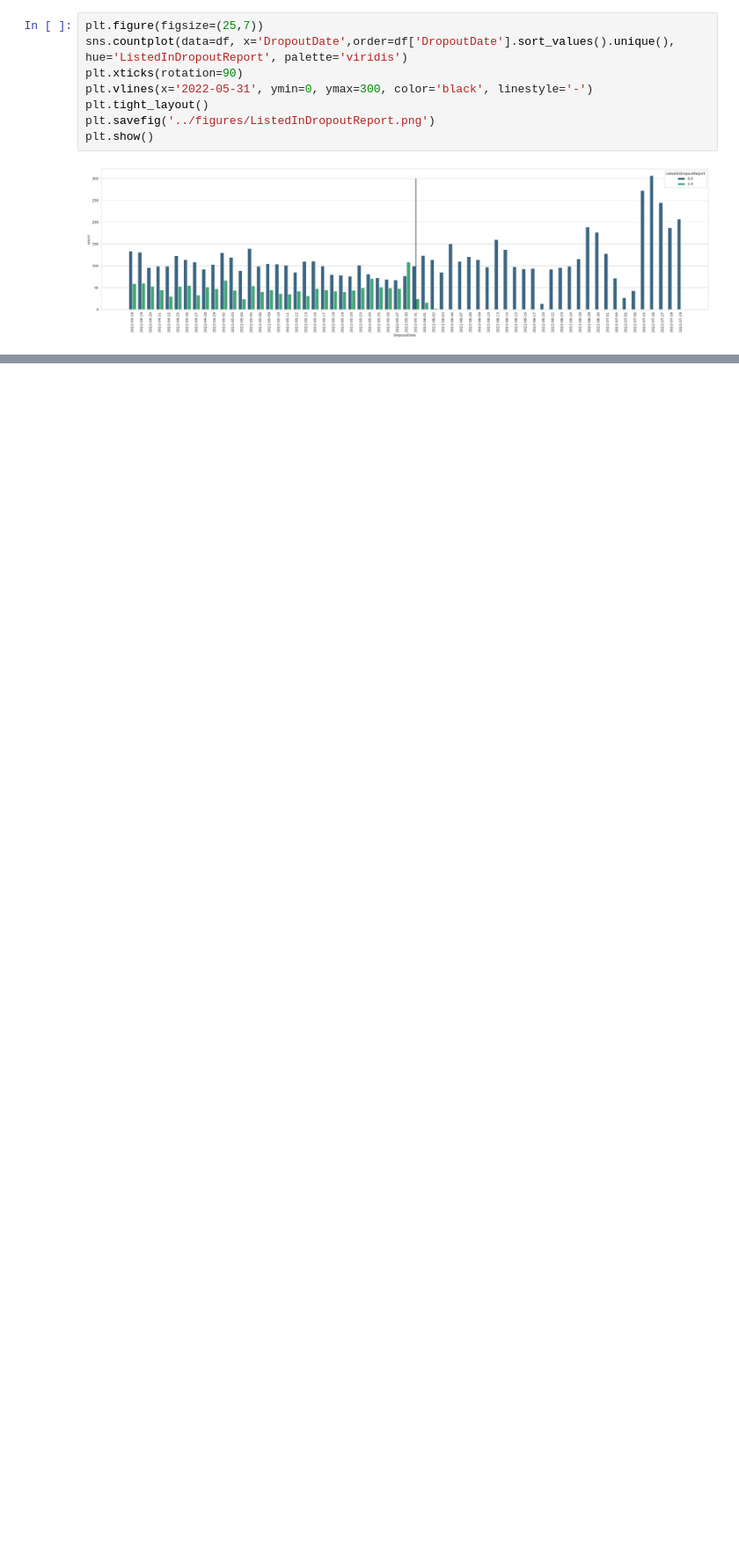
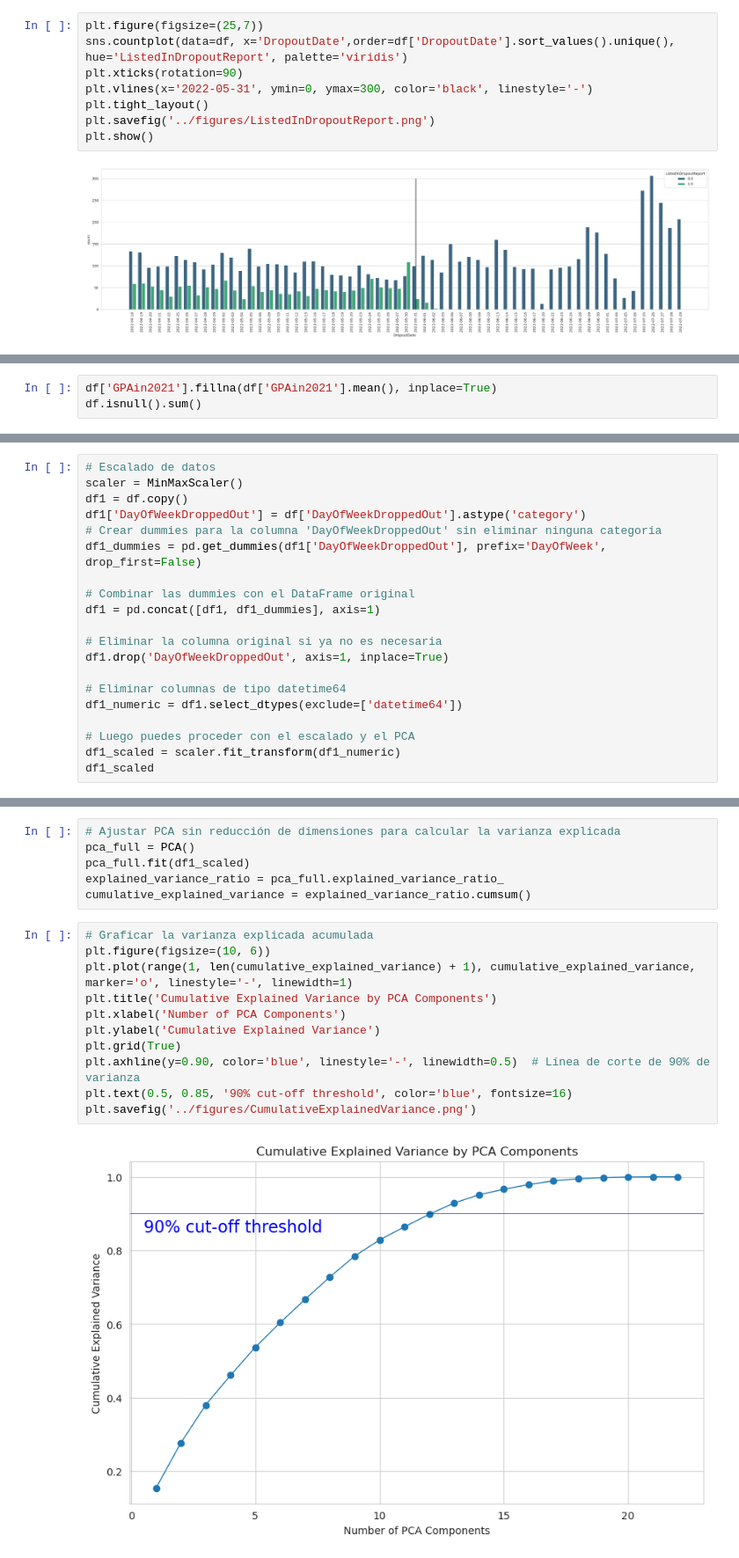
Before and after one commit to Luiandmont/IN5244-1_ciencia-de-datos, a Jupyter notebook: Research/SET3.ipynb, the cells around one changed output, grey strips where cells are left out. Shown at 88% size. Drawn from its saved outputs; the diff is of its cells as text; blank space fills up the shorter version.

```diff
--- a/Research/EDA_actualizado.ipynb
+++ b/Research/SET3.ipynb
@@ -367,0 +366,3 @@ plt.show()
+# %%
+df['GPAin2021'].fillna(df['GPAin2021'].mean(), inplace=True)
+df.isnull().sum()
@@ -367,0 +390,20 @@ plt.show()
+# %%
+# Escalado de datos
+scaler = MinMaxScaler()
+df1 = df.copy()
+df1['DayOfWeekDroppedOut'] = df['DayOfWeekDroppedOut'].astype('category')
+# Crear dummies para la columna 'DayOfWeekDroppedOut' sin eliminar ninguna categoría
+df1_dummies = pd.get_dummies(df1['DayOfWeekDroppedOut'], prefix='DayOfWeek', drop_first=False)
+
+# Combinar las dummies con el DataFrame original
+df1 = pd.concat([df1, df1_dummies], axis=1)
+
+# Eliminar la columna original si ya no es necesaria
+df1.drop('DayOfWeekDroppedOut', axis=1, inplace=True)
+
+# Eliminar columnas de tipo datetime64
+df1_numeric = df1.select_dtypes(exclude=['datetime64'])
+
+# Luego puedes proceder con el escalado y el PCA
+df1_scaled = scaler.fit_transform(df1_numeric)
+df1_scaled
@@ -367,0 +444,19 @@ plt.show()
+# %%
+# Ajustar PCA sin reducción de dimensiones para calcular la varianza explicada
+pca_full = PCA()
+pca_full.fit(df1_scaled)
+explained_variance_ratio = pca_full.explained_variance_ratio_
+cumulative_explained_variance = explained_variance_ratio.cumsum()
+# %%
+# Graficar la varianza explicada acumulada
+plt.figure(figsize=(10, 6))
+plt.plot(range(1, len(cumulative_explained_variance) + 1), cumulative_explained_variance, marker='o', linestyle='-', linewidth=1)
+plt.title('Cumulative Explained Variance by PCA Components')
+plt.xlabel('Number of PCA Components')
+plt.ylabel('Cumulative Explained Variance')
+plt.grid(True)
+plt.axhline(y=0.90, color='blue', linestyle='-', linewidth=0.5)  # Línea de corte de 90% de varianza
+plt.text(0.5, 0.85, '90% cut-off threshold', color='blue', fontsize=16)
+plt.savefig('../figures/CumulativeExplainedVariance.png')
+# %% [output]
+[figure, added]
```
Also changed, not shown: parts of 18 cells of this notebook, 9 other files.
